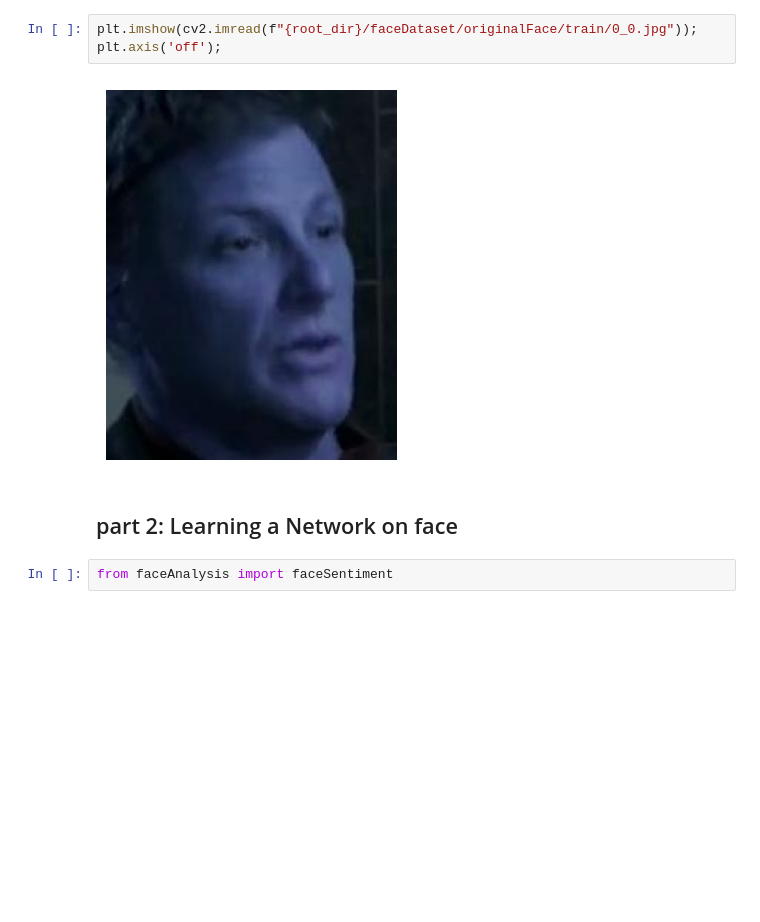
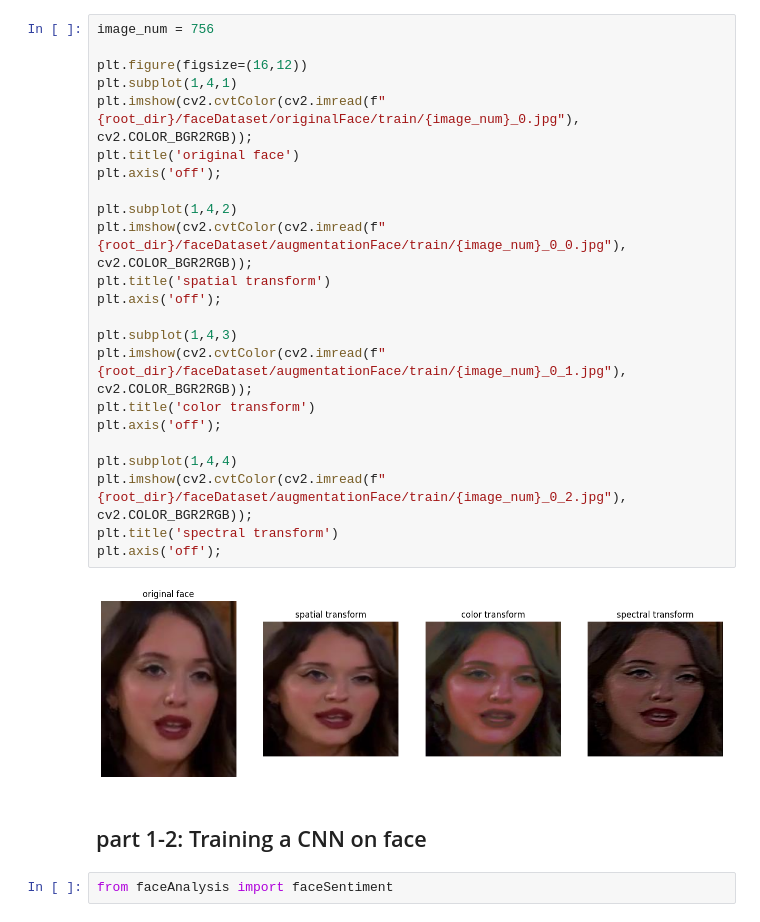
Before and after one commit to abolfazlyarian/deepLearningProject, a Jupyter notebook: phase1.ipynb, the cells around one changed output. Drawn from its saved outputs; the diff is of its cells as text; blank space fills up the shorter version.

```diff
--- a/phase1.ipynb
+++ b/phase1.ipynb
@@ -102,13 +103,33 @@ Applied providers: ['CPUExecutionProvider'], with options: {'CPUExecutionProvide
 model ignore: /home/user01/.insightface/models/buffalo_l/w600k_r50.onnx recognition
 set det-size: (640, 640)
 [test] number of images that has no detected face in it :390
-# %%
-plt.imshow(cv2.imread(f"{root_dir}/faceDataset/originalFace/train/0_0.jpg"));
-plt.axis('off');
-# %% [output]
-[figure, removed]
+# %%
+image_num = 756
+
+plt.figure(figsize=(16,12))
+plt.subplot(1,4,1)
+plt.imshow(cv2.cvtColor(cv2.imread(f"{root_dir}/faceDataset/originalFace/train/{image_num}_0.jpg"), cv2.COLOR_BGR2RGB));
+plt.title('original face')
+plt.axis('off');
+
+plt.subplot(1,4,2)
+plt.imshow(cv2.cvtColor(cv2.imread(f"{root_dir}/faceDataset/augmentationFace/train/{image_num}_0_0.jpg"), cv2.COLOR_BGR2RGB));
+plt.title('spatial transform')
+plt.axis('off');
+
+plt.subplot(1,4,3)
+plt.imshow(cv2.cvtColor(cv2.imread(f"{root_dir}/faceDataset/augmentationFace/train/{image_num}_0_1.jpg"), cv2.COLOR_BGR2RGB));
+plt.title('color transform')
+plt.axis('off');
+
+plt.subplot(1,4,4)
+plt.imshow(cv2.cvtColor(cv2.imread(f"{root_dir}/faceDataset/augmentationFace/train/{image_num}_0_2.jpg"), cv2.COLOR_BGR2RGB));
+plt.title('spectral transform')
+plt.axis('off');
+# %% [output]
+[figure, added]
 # %% [markdown]
-## part 2: Learning a Network on face
+## part 1-2: Training a CNN on face
 # %%
 from faceAnalysis import faceSentiment
 # %%
```
Also changed, not shown: parts of 47 cells of this notebook, 16 other files.
